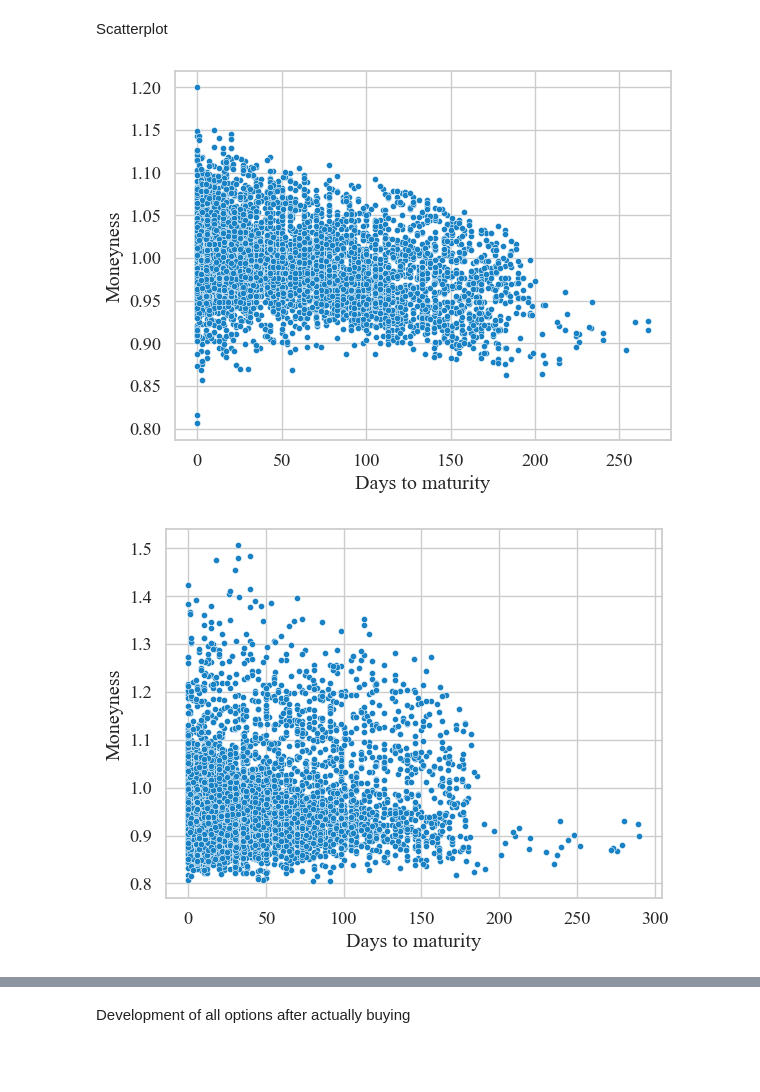
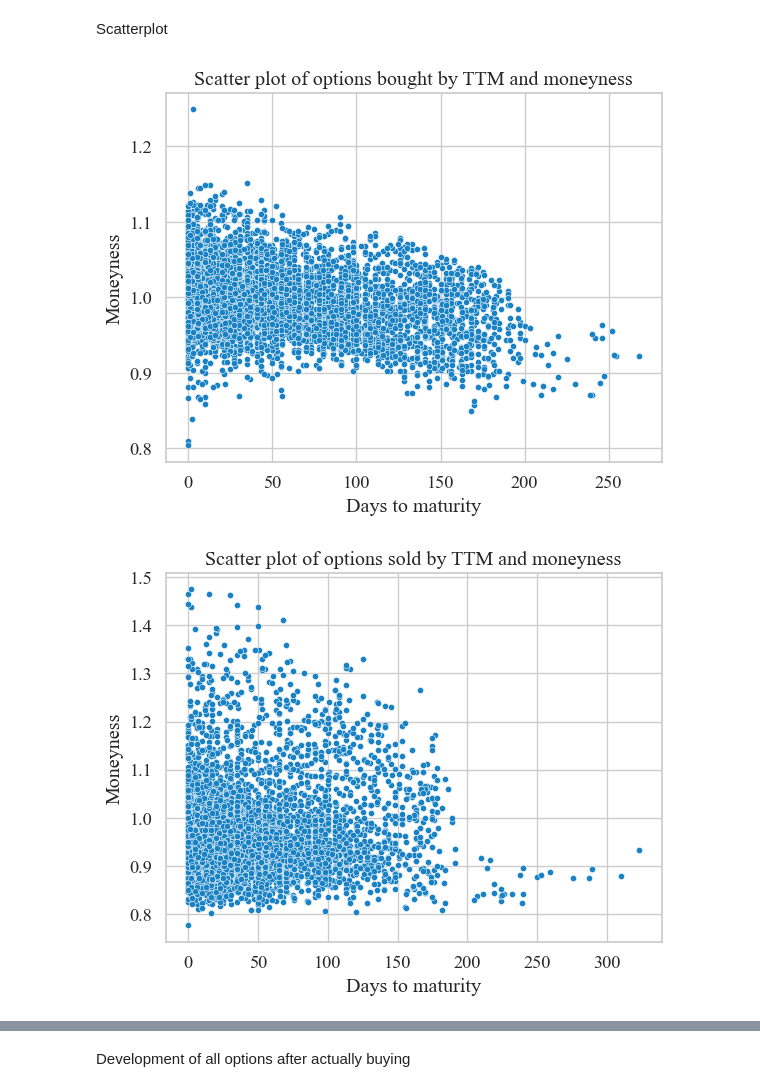
Before and after one commit to erlend-rygg/deep-learning-for-option-pricing, a Jupyter notebook: results_analysis/backtesting/trading_behaviour.ipynb, the cells around one changed output, grey strips where cells are left out. Cells and saved outputs as stored; diff of their text form; code cells hidden in the pictures; blank space fills up the shorter version.

```diff
--- a/results_analysis/backtesting/trading_behaviour.ipynb
+++ b/results_analysis/backtesting/trading_behaviour.ipynb
@@ -121,19 +152,21 @@ Scatterplot
 # %%
 # Sample a subset of options bought and sold
 df_year_bought_sample = hist_bought.sample(10000)
 df_year_sold_sample = hist_sold.sample(10000)
 
 # Make 2D scatter plot of the options bought by TTM and moneyness
 sns.scatterplot(data=df_year_bought_sample, x="TTM", y="Moneyness", color=color, s=20)
+plt.title('Scatter plot of options bought by TTM and moneyness')
 plt.xlabel('Days to maturity')
 plt.ylabel('Moneyness')
 plt.show()
 
 # Make 2D scatter plot of the options sold by TTM and moneyness
 sns.scatterplot(data=df_year_sold_sample, x="TTM", y="Moneyness", color=color, s=20)
+plt.title('Scatter plot of options sold by TTM and moneyness')
 plt.xlabel('Days to maturity')
 plt.ylabel('Moneyness')
 plt.show()
 # %% [output]
-[figure, old version]
+[figure, new version]
-[figure, old version]
+[figure, new version]
```
Also changed, not shown: parts of 6 cells of this notebook, 1 other file.
